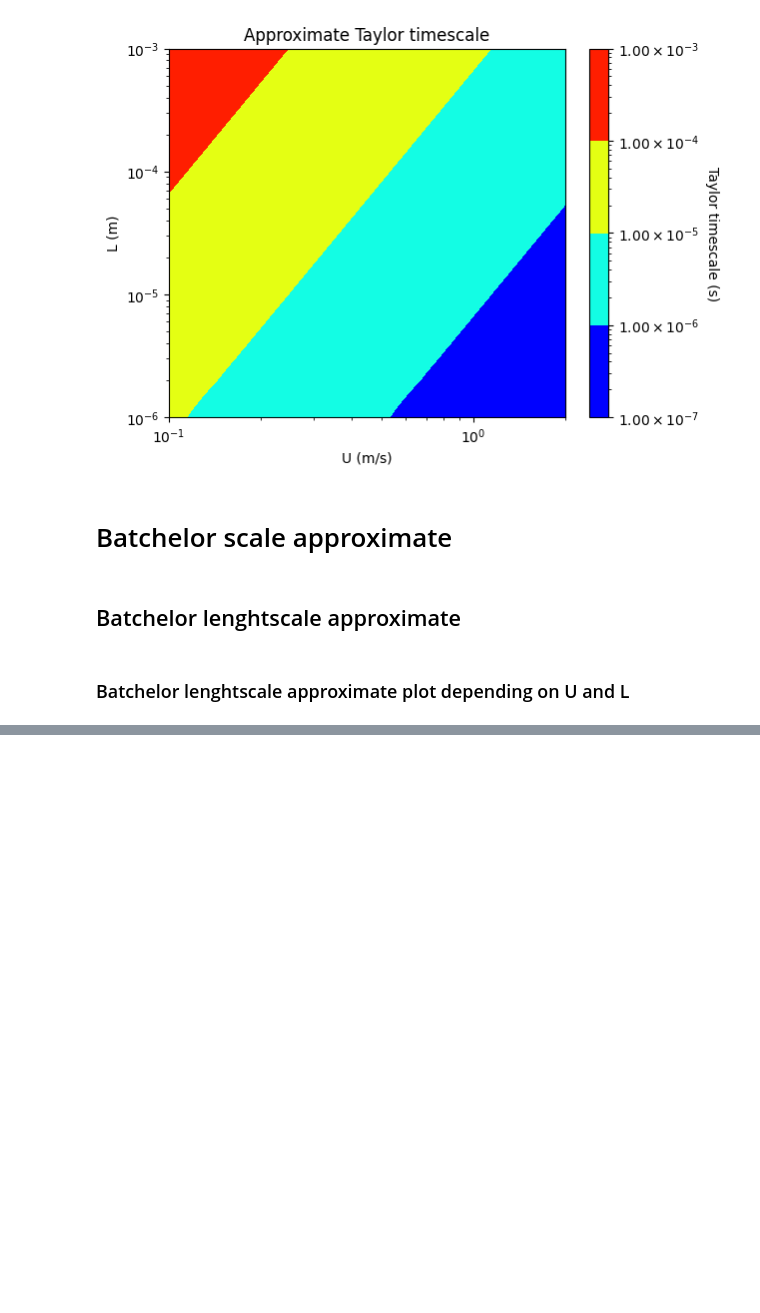
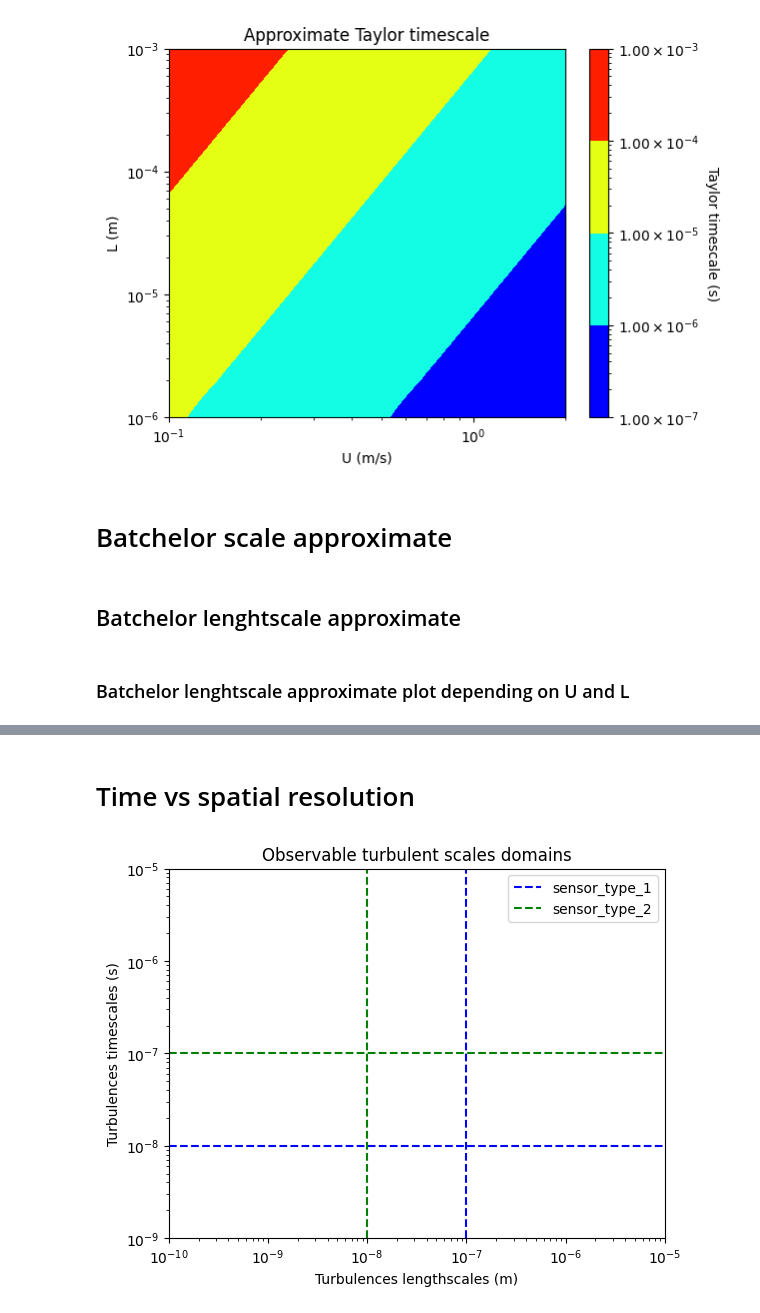
Before and after one commit to henri-avec-un-i/UPC_internship, a Jupyter notebook: caracterisation_of_turbulent_scales.ipynb, the cells around one changed output, grey strips where cells are left out. Drawn from its saved outputs; the diff is of its cells as text; code cells hidden in the pictures; blank space fills up the shorter version.

```diff
--- a/caracterisation_of_turbulent_scales.ipynb
+++ b/caracterisation_of_turbulent_scales.ipynb
@@ -620,0 +629,2 @@ plot_batchelor_lenghtscale_UvsL(U_list, L_list, lambda_batchelor_array, U_log_sc
+# %% [markdown]
+# Time vs spatial resolution
@@ -620,0 +656,47 @@ plot_batchelor_lenghtscale_UvsL(U_list, L_list, lambda_batchelor_array, U_log_sc
+# %%
+
+# Create Figure and Axes objects
+fig, ax = plt.subplots()
+
+# Set labels for X and Y axes
+ax.set_xlabel('Turbulences lengthscales (m)')
+ax.set_ylabel('Turbulences timescales (s)')
+
+# Set the limits for X and Y axes
+ax.set_xlim(min_l/10, L*10)  # X-axis limits from 0 to 6
+ax.set_ylim(min_t/10, T*10)  # Y-axis limits from 0 to 12
+
+
+# Add vertical and horizontal lines corresponding to sensors spatiotemporal resolutions
+for index, label in enumerate(sensor_labels):
+    ax.axvline(x=spatial_resolutions[index], color=color_list[index], linestyle='--', label=label)  # Vertical line at x=spatial_resolutions[index]
+    ax.axhline(y=temporal_resolutions[index], color=color_list[index], linestyle='--')  # Horizontal line at y=temporal_resolutions[index]
+
+
+
+# Set custom tick positions and labels for the X-axis
+xticks = turbulent_lengthscales_values
+xtick_labels = turbulent_lengthscales_labels
+ax.set_xticks(xticks)
+ax.set_xticklabels(xtick_labels)
+
+# Set custom tick positions and labels for the Y-axis
+yticks = turbulent_timescales_values
+ytick_labels = turbulent_timescales_labels
+ax.set_yticks(yticks)
+ax.set_yticklabels(ytick_labels)
+
+#Set axis scale to log
+ax.set_xscale('log')
+ax.set_yscale('log')
+
+# Add a legend
+ax.legend()
+
+# Set title for the plot
+ax.set_title('Observable turbulent scales domains')
+
+# Display the empty plot
+plt.show()
+# %% [output]
+[figure, added]
```
Also changed, not shown: parts of 9 cells of this notebook.
